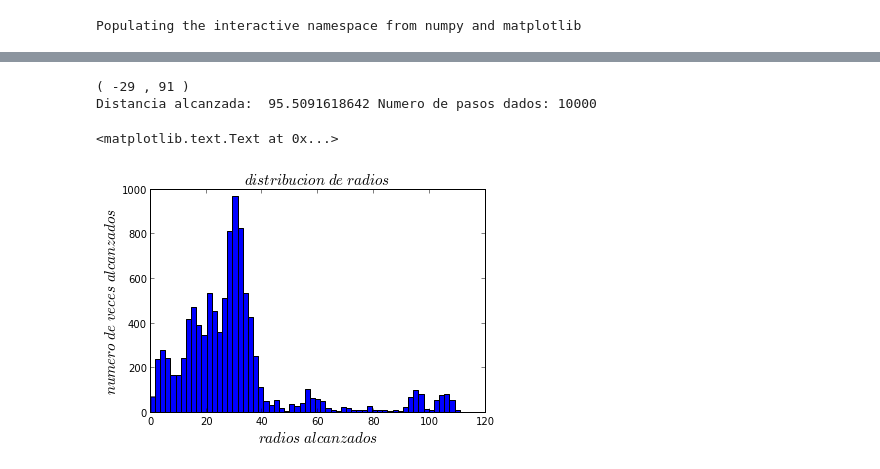
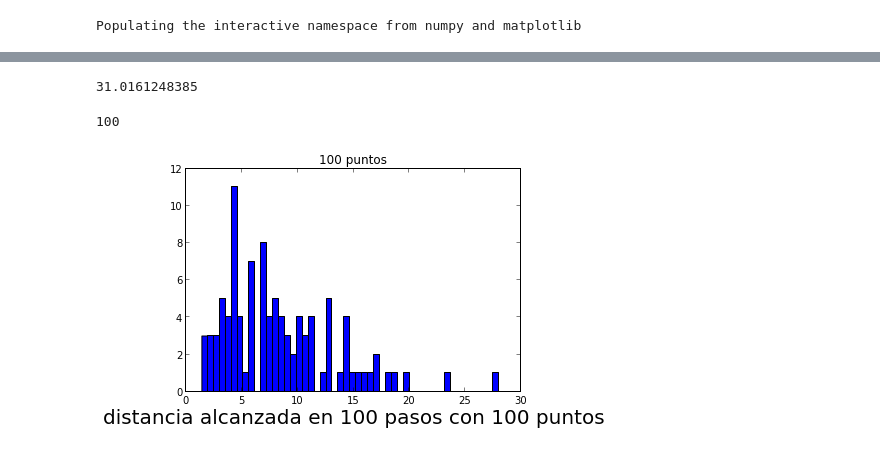
Before and after one commit to daniel-lozano/Estadistica, a Jupyter notebook: punto II 7.ipynb, the cells around one changed output, grey strips where cells are left out. Drawn from its saved outputs; the diff is of its cells as text; code cells hidden in the pictures.

```diff
--- a/punto II 7.ipynb
+++ b/punto II 7.ipynb
@@ -46,22 +48,0 @@ for i in range(N):
-# %%
-def funcion():
-    Radio=[]
-
-    for i in range(N):
-        dim=dimension()
-        lado=dimension()
-        if(dim==1):
-            x.append(lado)
-            y.append(0)
-            px.append(sum(x))
-            py.append(sum(y))
-        if(dim==-1):
-            y.append(lado)
-            x.append(0)
-            px.append(sum(x))
-            py.append(sum(y))
-
-    for i in range(N):
-        Radio.append(sqrt(px[i]**2+py[i]**2))
-
-    return Radio[-1]
@@ -88,24 +48,0 @@ for i in range(N):
-# %%
-r=sqrt(px[-1]**2+py[-1]**2)
-print "(",px[-1],",",py[-1],")"
-print "Distancia alcanzada: ",r, "Numero de pasos dados:", N
-# %% [output]
-( -29 , 91 )
-Distancia alcanzada:  95.5091618642 Numero de pasos dados: 10000
-# %%
-hist(Radio,60)
-xlabel("$ radios\ alcanzados\ $",size=15)
-ylabel("$ numero\ de\ veces\ alcanzados\ $",size=15)
-title("$ distribucion\ de \ radios\ $", size=15)
-# %% [output]
-<matplotlib.text.Text at 0x...>
-[figure, removed]
-# %%
-intervalo=1000
-A=100
-rs=zeros(A)
-ns=zeros(A)
-for i in range(A):
-    ns[i]=int(intervalo*random.rand())
-    N=int(1000*random.rand())
-    rs[i]=funcion()
@@ -113,0 +49,21 @@ scatter(ns,rs)
+# %%
+a=funcion()
+print a
+# %% [output]
+31.0161248385
+# %%
+M=100
+N=100
+Radios=[]
+for i in range(M):
+    Radios.append(funcion())
+
+hist(Radios,50)
+print len(Radios)
+xlabel("distancia alcanzada en "+ str(N)+ " pasos con "+str(M)+" puntos",size=20)
+title(str(M)+" puntos ")
+
+savefig("histograma.png")
+# %% [output]
+100
+[figure, added]
```
Also changed, not shown: parts of 10 cells of this notebook, 7 other files.
